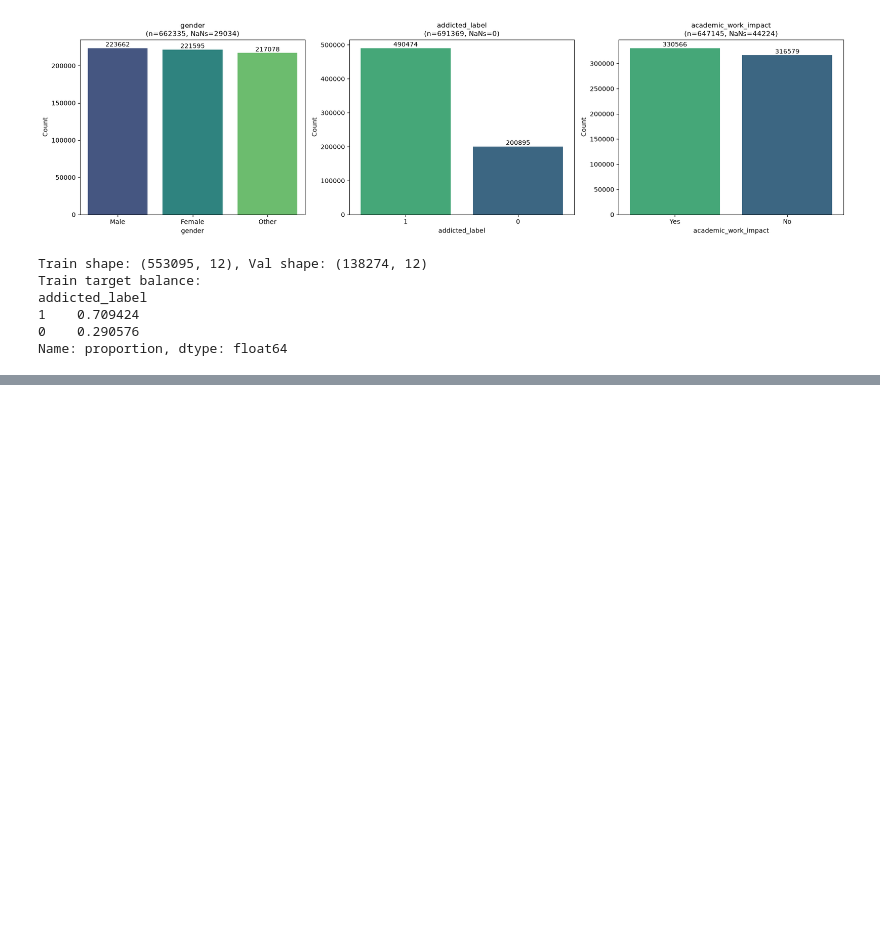
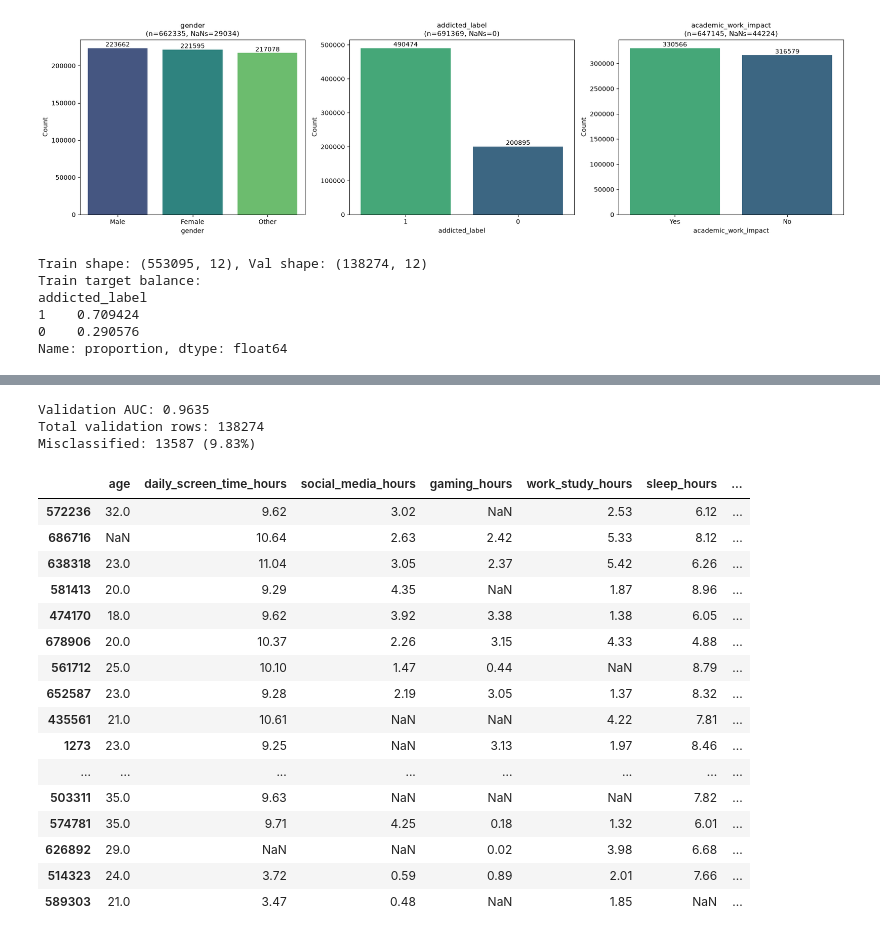
Before and after one commit to Leo55555nard/Kaggle_competition, a Jupyter notebook: Notebooks/Smartphone_addiction_prediction.ipynb, the cells around one changed output, grey strips where cells are left out. Cells and saved outputs as stored; diff of their text form; code cells hidden in the pictures; blank space fills up the shorter version.

Commit message:
Further Baselines models , tuning of XGB and test submission

```diff
--- a/Notebooks/Smartphone_addiction_prediction.ipynb
+++ b/Notebooks/Smartphone_addiction_prediction.ipynb
@@ -182,0 +225,56 @@ Baseline XGBoost Validation ROC AUC: 0.9598
+# %%
+best_params = study.best_params
+model = xgb.XGBClassifier(
+    **best_params,
+    random_state=5,
+    n_jobs=-1,
+    enable_categorical=True,
+    tree_method="hist",
+    eval_metric="auc",
+)
+model.fit(X_train, y_train)
+val_preds_proba = model.predict_proba(X_val)[:, 1]
+val_preds_label = model.predict(X_val)
+
+# AUC on validation set
+val_auc = roc_auc_score(y_val, val_preds_proba)
+print(f"Validation AUC: {val_auc:.4f}")
+
+# Build an analysis dataframe: original features + true label + predictions
+analysis_df = X_val.copy()
+analysis_df['true_label'] = y_val.values
+analysis_df['predicted_label'] = val_preds_label
+analysis_df['predicted_proba'] = val_preds_proba
+analysis_df['correct'] = analysis_df['true_label'] == analysis_df['predicted_label']
+
+# Isolate misclassified rows
+mistakes = analysis_df[~analysis_df['correct']].copy()
+print(f"Total validation rows: {len(analysis_df)}")
+print(f"Misclassified: {len(mistakes)} ({len(mistakes)/len(analysis_df):.2%})")
+
+# Sort mistakes by how confidently wrong the model was (worst first)
+mistakes['confidence_error'] = abs(mistakes['predicted_proba'] - mistakes['true_label'])
+mistakes = mistakes.sort_values('confidence_error', ascending=False)
+
+mistakes.head(20)
+# %% [output]
+Validation AUC: 0.9635
+Total validation rows: 138274
+Misclassified: 13587 (9.83%)
+|  | age | daily_screen_time_hours | social_media_hours | gaming_hours | work_study_hours | sleep_hours | ... |
+| 572236 | 32.0 | 9.62 | 3.02 | NaN | 2.53 | 6.12 | ... |
+| 686716 | NaN | 10.64 | 2.63 | 2.42 | 5.33 | 8.12 | ... |
+| 638318 | 23.0 | 11.04 | 3.05 | 2.37 | 5.42 | 6.26 | ... |
+| 581413 | 20.0 | 9.29 | 4.35 | NaN | 1.87 | 8.96 | ... |
+| 474170 | 18.0 | 9.62 | 3.92 | 3.38 | 1.38 | 6.05 | ... |
+| 678906 | 20.0 | 10.37 | 2.26 | 3.15 | 4.33 | 4.88 | ... |
+| 561712 | 25.0 | 10.10 | 1.47 | 0.44 | NaN | 8.79 | ... |
+| 652587 | 23.0 | 9.28 | 2.19 | 3.05 | 1.37 | 8.32 | ... |
+| 435561 | 21.0 | 10.61 | NaN | NaN | 4.22 | 7.81 | ... |
+| 1273 | 23.0 | 9.25 | NaN | 3.13 | 1.97 | 8.46 | ... |
+| ... | ... | ... | ... | ... | ... | ... | ... |
+| 503311 | 35.0 | 9.63 | NaN | NaN | NaN | 7.82 | ... |
+| 574781 | 35.0 | 9.71 | 4.25 | 0.18 | 1.32 | 6.01 | ... |
+| 626892 | 29.0 | NaN | NaN | 0.02 | 3.98 | 6.68 | ... |
+| 514323 | 24.0 | 3.72 | 0.59 | 0.89 | 2.01 | 7.66 | ... |
+| 589303 | 21.0 | 3.47 | 0.48 | NaN | 1.85 | NaN | ... |
```
Also changed, not shown: parts of 8 cells of this notebook.
